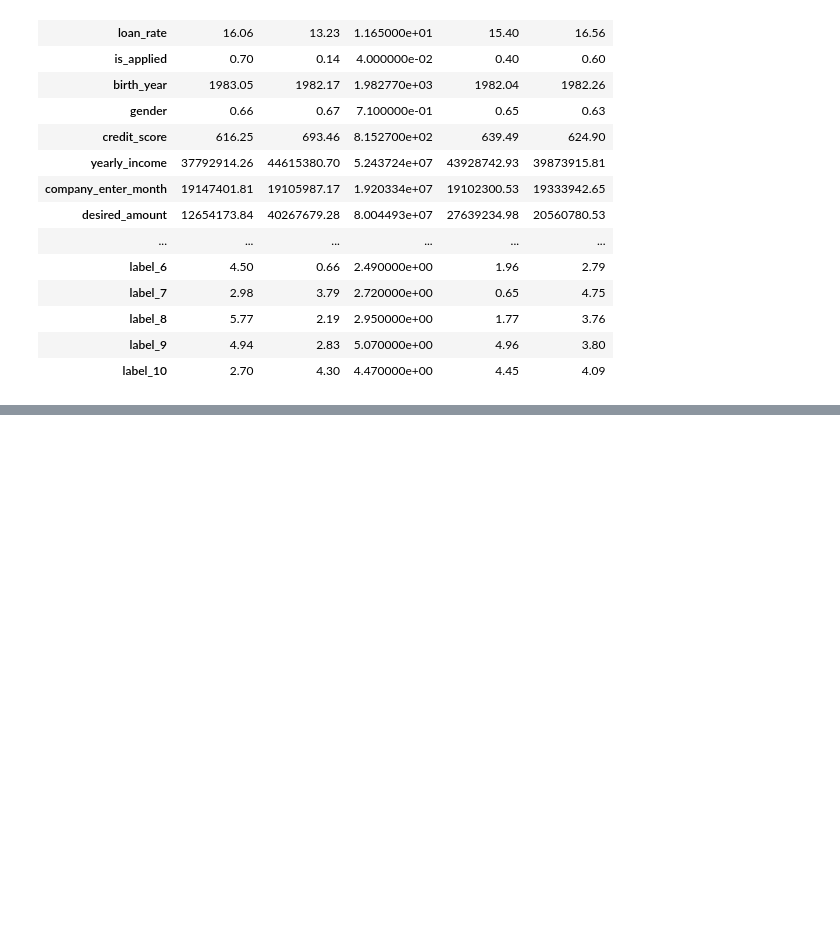
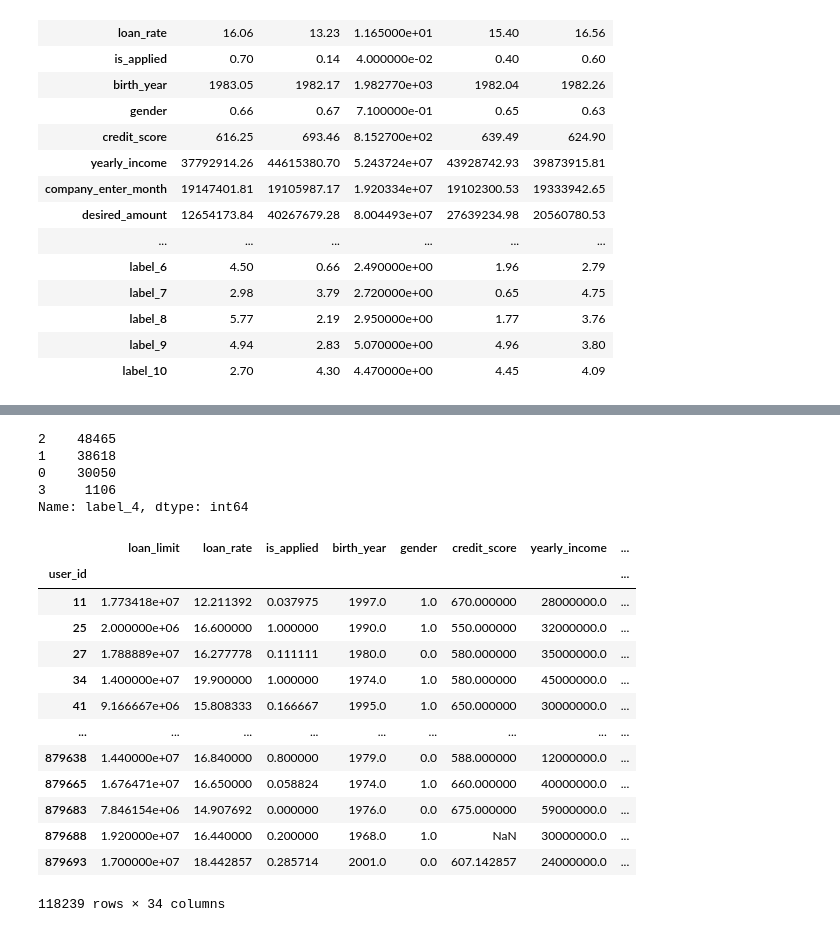
Before and after one commit to Yoontae6719/Bigcon, a Jupyter notebook: 8_Clustering.ipynb, the cells around one changed output, grey strips where cells are left out. Drawn from its saved outputs; the diff is of its cells as text; code cells hidden in the pictures; blank space fills up the shorter version.

```diff
--- a/8_Clustering.ipynb
+++ b/8_Clustering.ipynb
@@ -290,0 +467,25 @@ k.reset_index().drop(["label_3","label_7","label_8","label_9","label_10"], axis
+# %%
+k["label_4"].value_counts()
+# %% [output]
+2    48465
+1    38618
+0    30050
+3     1106
+Name: label_4, dtype: int64
+# %%
+k
+# %% [output]
+|  | loan_limit | loan_rate | is_applied | birth_year | gender | credit_score | yearly_income | ... |
+| user_id |  |  |  |  |  |  |  | ... |
+| 11 | 1.773418e+07 | 12.211392 | 0.037975 | 1997.0 | 1.0 | 670.000000 | 28000000.0 | ... |
+| 25 | 2.000000e+06 | 16.600000 | 1.000000 | 1990.0 | 1.0 | 550.000000 | 32000000.0 | ... |
+| 27 | 1.788889e+07 | 16.277778 | 0.111111 | 1980.0 | 0.0 | 580.000000 | 35000000.0 | ... |
+| 34 | 1.400000e+07 | 19.900000 | 1.000000 | 1974.0 | 1.0 | 580.000000 | 45000000.0 | ... |
+| 41 | 9.166667e+06 | 15.808333 | 0.166667 | 1995.0 | 1.0 | 650.000000 | 30000000.0 | ... |
+| ... | ... | ... | ... | ... | ... | ... | ... | ... |
+| 879638 | 1.440000e+07 | 16.840000 | 0.800000 | 1979.0 | 0.0 | 588.000000 | 12000000.0 | ... |
+| 879665 | 1.676471e+07 | 16.650000 | 0.058824 | 1974.0 | 1.0 | 660.000000 | 40000000.0 | ... |
+| 879683 | 7.846154e+06 | 14.907692 | 0.000000 | 1976.0 | 0.0 | 675.000000 | 59000000.0 | ... |
+| 879688 | 1.920000e+07 | 16.440000 | 0.200000 | 1968.0 | 1.0 | NaN | 30000000.0 | ... |
+| 879693 | 1.700000e+07 | 18.442857 | 0.285714 | 2001.0 | 0.0 | 607.142857 | 24000000.0 | ... |
+118239 rows × 34 columns
```
Also changed, not shown: parts of 27 cells of this notebook.
